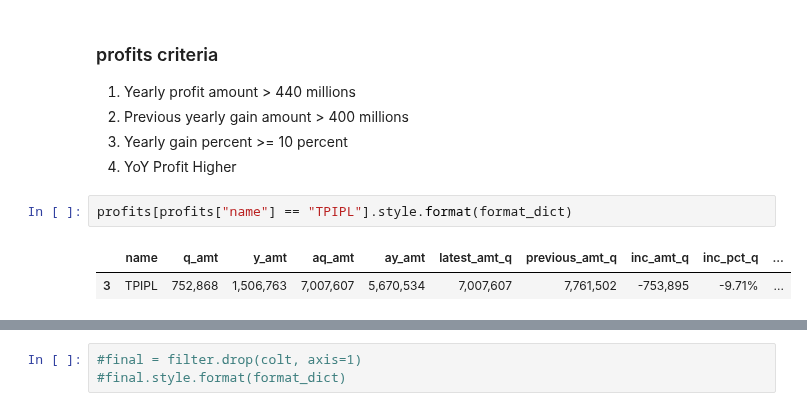
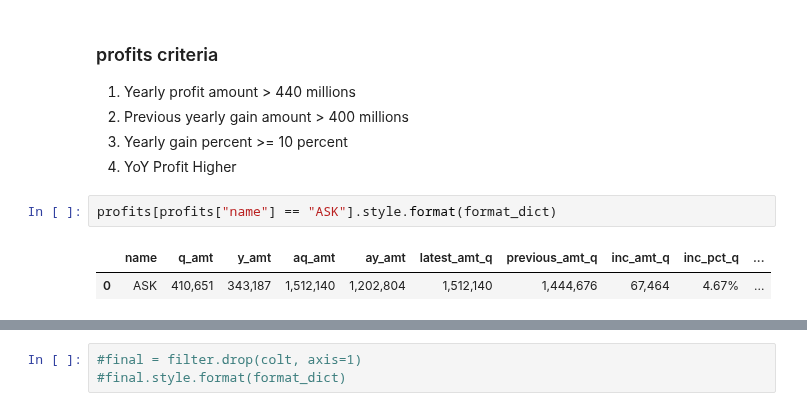
Before and after one commit to santimcs/A7, a Jupyter notebook: Quarterly/440-Create Profits Q4.ipynb, the cells around one changed output, grey strips where cells are left out. Saved outputs shown, nothing was run; the diff lists cells and outputs as text.

```diff
--- a/Quarterly/440-Create Profits Q4.ipynb
+++ b/Quarterly/440-Create Profits Q4.ipynb
@@ -205,10 +212,10 @@ profits.head().style.format(format_dict)
 3. Yearly gain percent >= 10 percent
 4. YoY Profit Higher
 # %%
-profits[profits["name"] == "TPIPL"].style.format(format_dict)
+profits[profits["name"] == "ASK"].style.format(format_dict)
 # %% [output]
 |  | name | q_amt | y_amt | aq_amt | ay_amt | latest_amt_q | previous_amt_q | inc_amt_q | inc_pct_q | ... |
-| 3 | TPIPL | 752,868 | 1,506,763 | 7,007,607 | 5,670,534 | 7,007,607 | 7,761,502 | -753,895 | -9.71% | ... |
+| 0 | ASK | 410,651 | 343,187 | 1,512,140 | 1,202,804 | 1,512,140 | 1,444,676 | 67,464 | 4.67% | ... |
 # %%
 criteria_1 = profits.latest_amt_y > 440_000
 profits.loc[criteria_1, cols].sort_values(by=["name"], ascending=True).style.format(format_dict)
```
Also changed, not shown: parts of 37 cells of this notebook, 38 other files.
